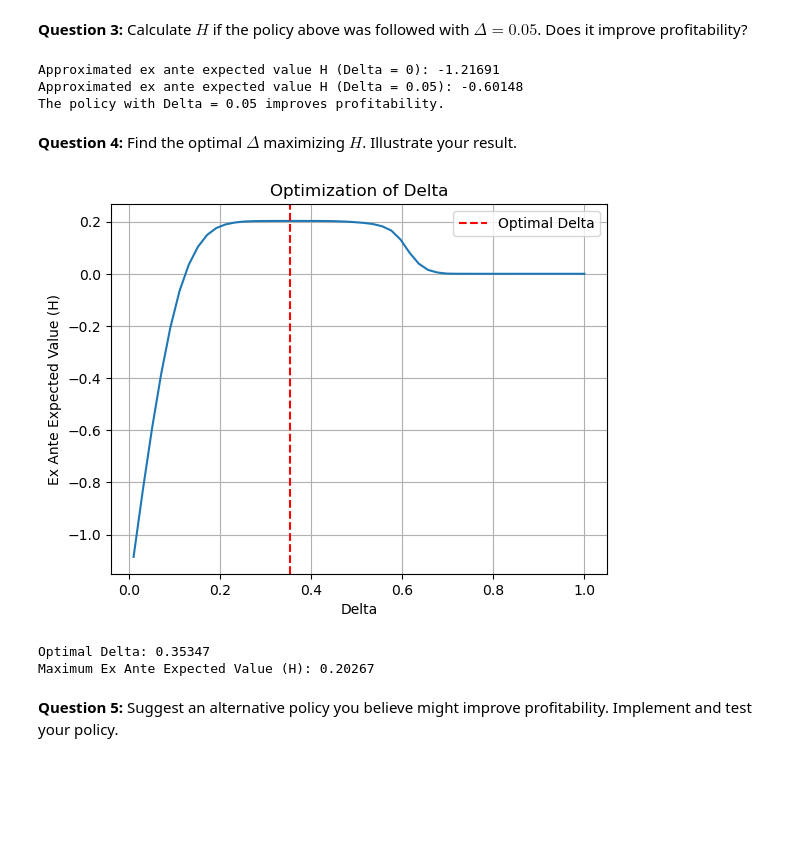
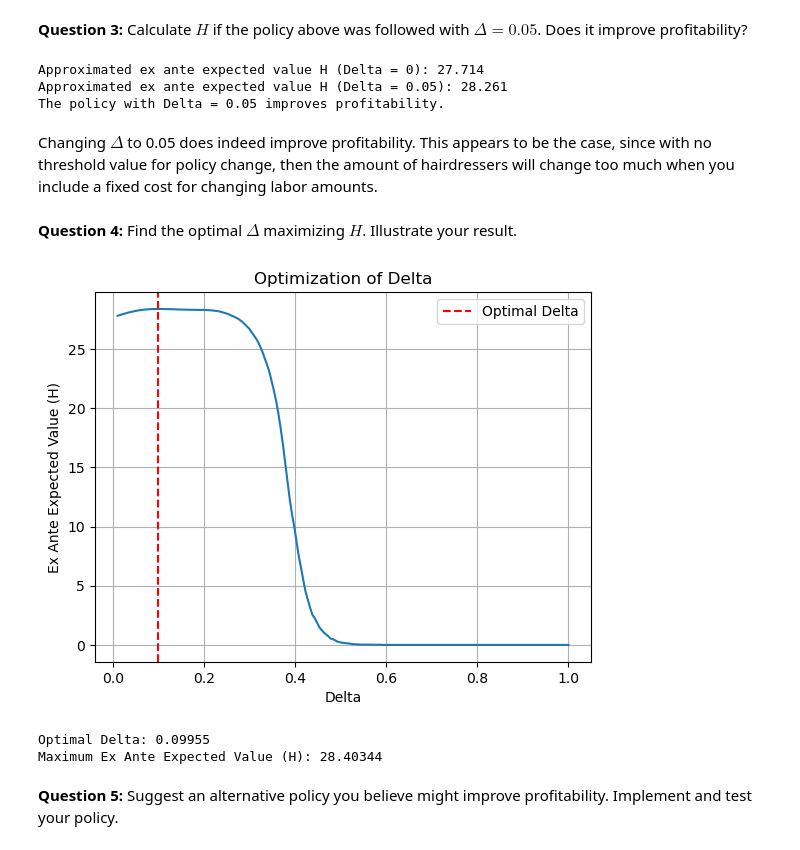
Before and after one commit to NumEconCopenhagen/projects-2023-hold-11, a Jupyter notebook: examproject/Exam-2023-notebook.ipynb, the cells around one changed output. Saved outputs shown, nothing was run; the diff lists cells and outputs as text; code cells hidden in the pictures; blank space fills up the shorter version.

```diff
--- a/examproject/Exam-2023-notebook.ipynb
+++ b/examproject/Exam-2023-notebook.ipynb
@@ -479,12 +443,13 @@ With $\Delta \geq 0$ and $\Delta = 0$ being the previous policy.
 # %%
 # Parameters
 delta = 0.05  # Threshold value for policy change
+# set seed
+np.random.seed(1986)
 
 # Function to calculate profit at each time period
 def calculate_profit(ell_t, kappa_t, ell_previous, w, iota):
-    price = kappa_t**(-eta)
     adjustment_cost = iota if ell_t != ell_previous else 0
-    profit = price * ell_t - w * ell_t - adjustment_cost
+    profit = kappa_t*ell_t**(1-eta) - w * ell_t - adjustment_cost
     return profit
 
 # Function to calculate ex post value of the salon for a given shock series and policy
@@ -496,7 +461,7 @@ def calculate_ex_post_value(shock_series, delta):
     for t in range(len(shock_series)):
         kappa_t = np.exp(rho * np.log(kappa_previous) + shock_series[t])
 
-        ell_star = (1 - eta) * kappa_t / w
+        ell_star = ((1 - eta) * kappa_t / w)**(1 / eta)
 
         if abs(ell_previous - ell_star) > delta:
             ell_t = ell_star
@@ -525,8 +490,8 @@ ex_post_values_delta_0_05 = [calculate_ex_post_value(shock, delta) for shock in
 # Calculate ex ante expected value H with Delta = 0.05
 H_delta_0_05 = np.mean(ex_post_values_delta_0_05)
 
-print(f"Approximated ex ante expected value H (Delta = 0): {H_delta_0:.5f}")
-print(f"Approximated ex ante expected value H (Delta = 0.05): {H_delta_0_05:.5f}")
+print(f"Approximated ex ante expected value H (Delta = 0): {H_delta_0:.3f}")
+print(f"Approximated ex ante expected value H (Delta = 0.05): {H_delta_0_05:.3f}")
 
 # Compare profitability
 if H_delta_0_05 > H_delta_0:
@@ -536,20 +501,23 @@ elif H_delta_0_05 < H_delta_0:
 else:
     print("The policy with Delta = 0.05 has the same profitability as the policy with Delta = 0.")
 # %% [output]
-Approximated ex ante expected value H (Delta = 0): -1.21691
-Approximated ex ante expected value H (Delta = 0.05): -0.60148
+Approximated ex ante expected value H (Delta = 0): 27.714
+Approximated ex ante expected value H (Delta = 0.05): 28.261
 The policy with Delta = 0.05 improves profitability.
+# %% [markdown]
+Changing $\Delta$ to 0.05 does indeed improve profitability. This appears to be the case, since with no threshold value for policy change, then the amount of hairdressers will change too much when you include a fixed cost for changing labor amounts.
 # %% [markdown]
 **Question 4:** Find the optimal $\Delta$ maximizing $H$. Illustrate your result.
 # %%
+# set seed
+np.random.seed(1986)
 # Parameters
-delta_values = np.linspace(0.01, 1, 50)  # Range of delta values to test
+delta_values = np.linspace(0.01, 1, 200)  # Range of delta values to test
 
 # Function to calculate profit at each time period
 def calculate_profit(ell_t, kappa_t, ell_previous, w, iota):
-    price = kappa_t**(-eta)
     adjustment_cost = iota if ell_t != ell_previous else 0
-    profit = price * ell_t - w * ell_t - adjustment_cost
+    profit = kappa_t*ell_t**(1-eta) - w * ell_t - adjustment_cost
     return profit
 
 # Function to calculate ex post value of the salon for a given shock series and policy
@@ -561,7 +529,7 @@ def calculate_ex_post_value(shock_series, delta):
     for t in range(len(shock_series)):
         kappa_t = np.exp(rho * np.log(kappa_previous) + shock_series[t])
 
-        ell_star = (1 - eta) * kappa_t / w
+        ell_star = ((1 - eta) * kappa_t / w)**(1 / eta)
 
         if abs(ell_previous - ell_star) > delta:
             ell_t = ell_star
@@ -575,36 +543,36 @@ def calculate_ex_post_value(shock_series, delta):
 
     return ex_post_value
 
 # Generate K random shock series
 shock_series = np.random.normal(loc=-0.5 * sigma_epsilon**2, scale=sigma_epsilon, size=(K-1, 120))
 
 # Calculate ex ante expected value H for different Delta values
 ex_ante_values = []
 for delta in delta_values:
     ex_post_values = [calculate_ex_post_value(shock, delta) for shock in shock_series]
     ex_ante_value = np.mean(ex_post_values)
     ex_ante_values.append(ex_ante_value)
 
 # Find optimal Delta maximizing H
 optimal_delta = delta_values[np.argmax(ex_ante_values)]
 max_ex_ante_value = np.max(ex_ante_values)
 
 # Plotting the results
 plt.plot(delta_values, ex_ante_values)
 plt.xlabel("Delta")
 plt.ylabel("Ex Ante Expected Value (H)")
 plt.title("Optimization of Delta")
 plt.axvline(x=optimal_delta, color='r', linestyle='--', label='Optimal Delta')
 plt.legend()
 plt.grid(True)
 plt.show()
 
 print(f"Optimal Delta: {optimal_delta:.5f}")
 print(f"Maximum Ex Ante Expected Value (H): {max_ex_ante_value:.5f}")
 # %% [output]
-[figure, old version]
+[figure, new version]
-Optimal Delta: 0.35347
-Maximum Ex Ante Expected Value (H): 0.20267
+Optimal Delta: 0.09955
+Maximum Ex Ante Expected Value (H): 28.40344
 # %% [markdown]
 
 **Question 5:** Suggest an alternative policy you believe might improve profitability. Implement and test your policy.
```
Also changed, not shown: parts of 4 cells of this notebook, 2 other files.
